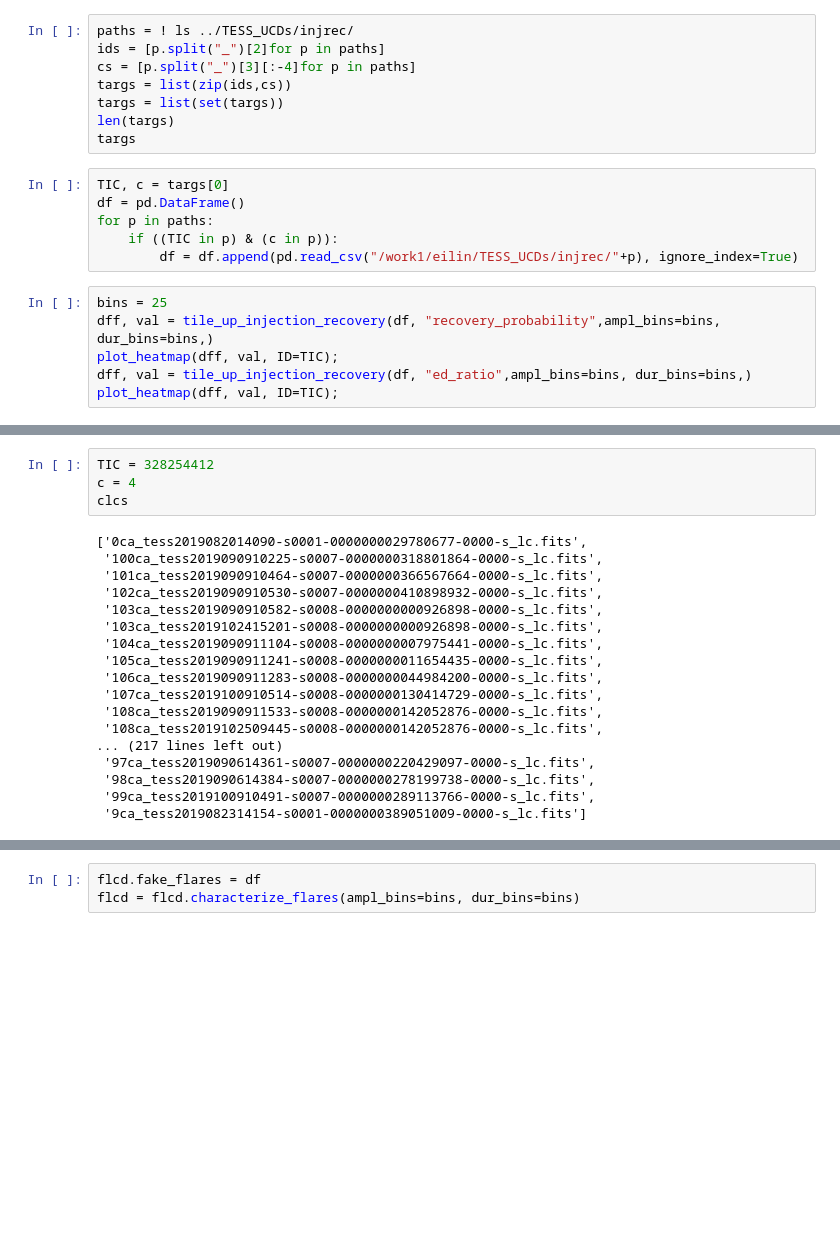
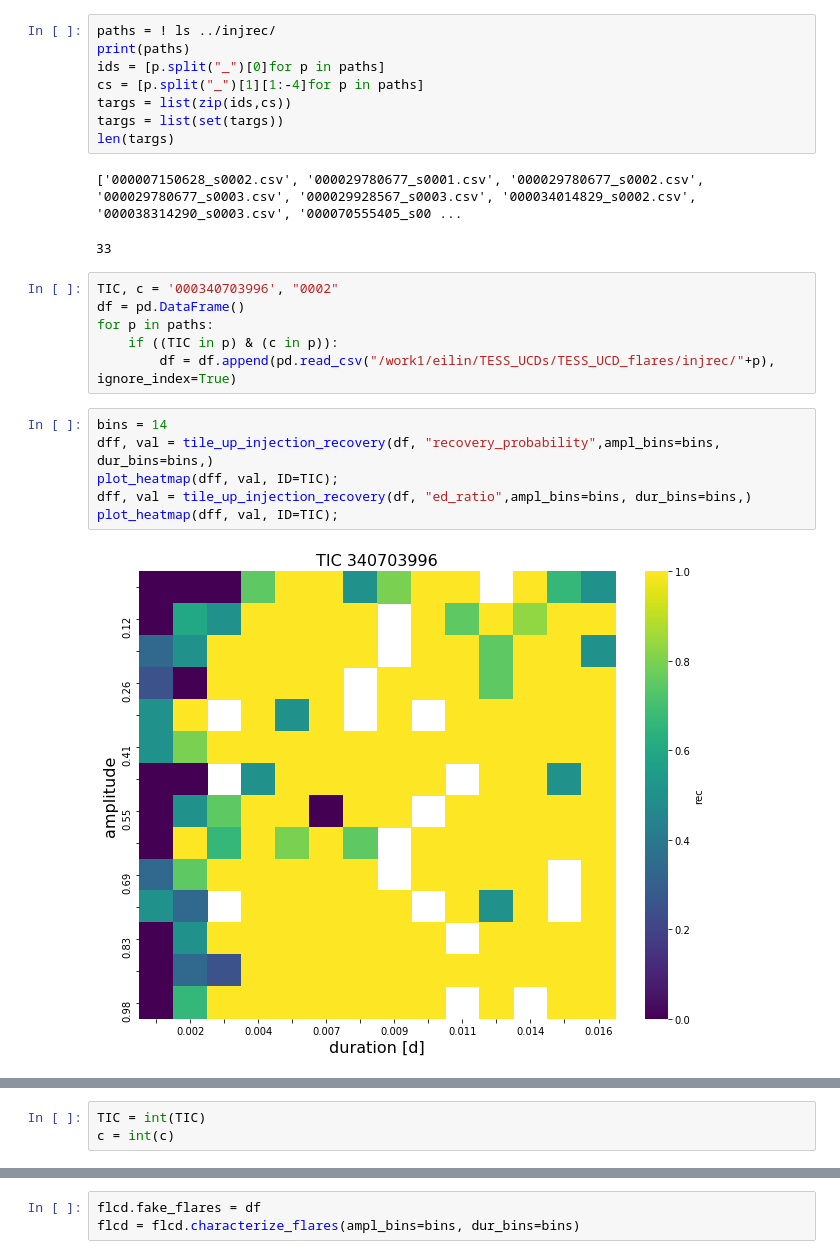
Before and after one commit to ekaterinailin/TESS_UCD_flares, a Jupyter notebook: notebook/NB3_Look_at_inj_rec_heatmap.ipynb, the cells around one changed output, grey strips where cells are left out. Cells and saved outputs as stored; diff of their text form; blank space fills up the shorter version.

```diff
--- a/notebook/NB3_Look_at_inj_rec_heatmap.ipynb
+++ b/notebook/NB3_Look_at_inj_rec_heatmap.ipynb
@@ -29,22 +33,27 @@ def get_customlc(TIC, c, clcs):
             pac = p
     return pac
 # %%
-paths = ! ls ../TESS_UCDs/injrec/
-ids = [p.split("_")[2]for p in paths]
-cs = [p.split("_")[3][:-4]for p in paths]
+paths = ! ls ../injrec/
+print(paths)
+ids = [p.split("_")[0]for p in paths]
+cs = [p.split("_")[1][1:-4]for p in paths]
 targs = list(zip(ids,cs))
 targs = list(set(targs))
 len(targs)
-targs
+# %% [output]
+['000007150628_s0002.csv', '000029780677_s0001.csv', '000029780677_s0002.csv', '000029780677_s0003.csv', '000029928567_s0003.csv', '000034014829_s0002.csv', '000038314290_s0003.csv', '000070555405_s00 ...
+33
 # %%
-TIC, c = targs[0]
+TIC, c = '000340703996', "0002"
 df = pd.DataFrame()
 for p in paths:
     if ((TIC in p) & (c in p)):
-        df = df.append(pd.read_csv("/work1/eilin/TESS_UCDs/injrec/"+p), ignore_index=True)
+        df = df.append(pd.read_csv("/work1/eilin/TESS_UCDs/TESS_UCD_flares/injrec/"+p), ignore_index=True)
 # %%
-bins = 25
+bins = 14
 dff, val = tile_up_injection_recovery(df, "recovery_probability",ampl_bins=bins, dur_bins=bins,)
 plot_heatmap(dff, val, ID=TIC);
 dff, val = tile_up_injection_recovery(df, "ed_ratio",ampl_bins=bins, dur_bins=bins,)
 plot_heatmap(dff, val, ID=TIC);
+# %% [output]
+[figure, added]
@@ -51,25 +61,6 @@ plot_heatmap(dff, val, ID=TIC);
-# %%
-TIC = 328254412
-c = 4
-clcs
-# %% [output]
-['0ca_tess2019082014090-s0001-0000000029780677-0000-s_lc.fits',
- '100ca_tess2019090910225-s0007-0000000318801864-0000-s_lc.fits',
- '101ca_tess2019090910464-s0007-0000000366567664-0000-s_lc.fits',
- '102ca_tess2019090910530-s0007-0000000410898932-0000-s_lc.fits',
- '103ca_tess2019090910582-s0008-0000000000926898-0000-s_lc.fits',
- '103ca_tess2019102415201-s0008-0000000000926898-0000-s_lc.fits',
- '104ca_tess2019090911104-s0008-0000000007975441-0000-s_lc.fits',
- '105ca_tess2019090911241-s0008-0000000011654435-0000-s_lc.fits',
- '106ca_tess2019090911283-s0008-0000000044984200-0000-s_lc.fits',
- '107ca_tess2019100910514-s0008-0000000130414729-0000-s_lc.fits',
- '108ca_tess2019090911533-s0008-0000000142052876-0000-s_lc.fits',
- '108ca_tess2019102509445-s0008-0000000142052876-0000-s_lc.fits',
-... (217 lines left out)
- '97ca_tess2019090614361-s0007-0000000220429097-0000-s_lc.fits',
- '98ca_tess2019090614384-s0007-0000000278199738-0000-s_lc.fits',
- '99ca_tess2019100910491-s0007-0000000289113766-0000-s_lc.fits',
- '9ca_tess2019082314154-s0001-0000000389051009-0000-s_lc.fits']
+# %%
+TIC = int(TIC)
+c = int(c)
 # %%
 pac = get_customlc(TIC, c, clcs)
 print(pac)
```
Also changed, not shown: parts of 13 cells of this notebook, 1 other file.
